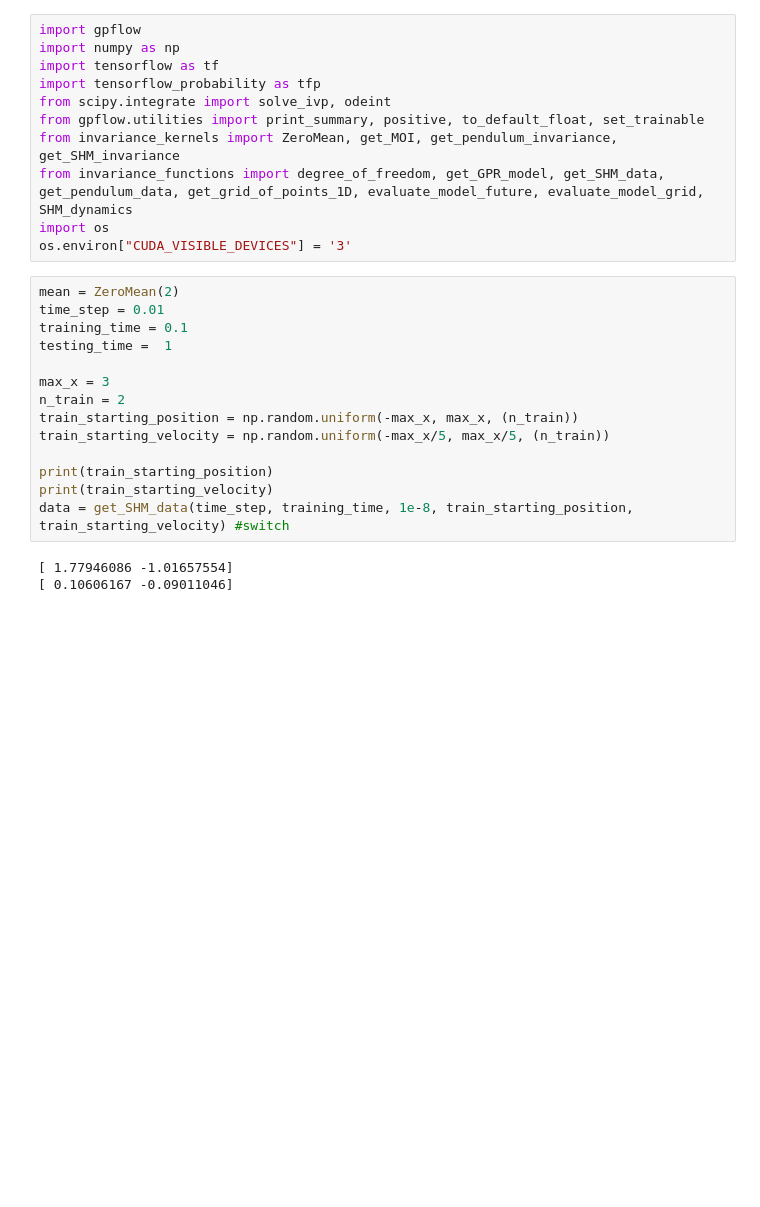
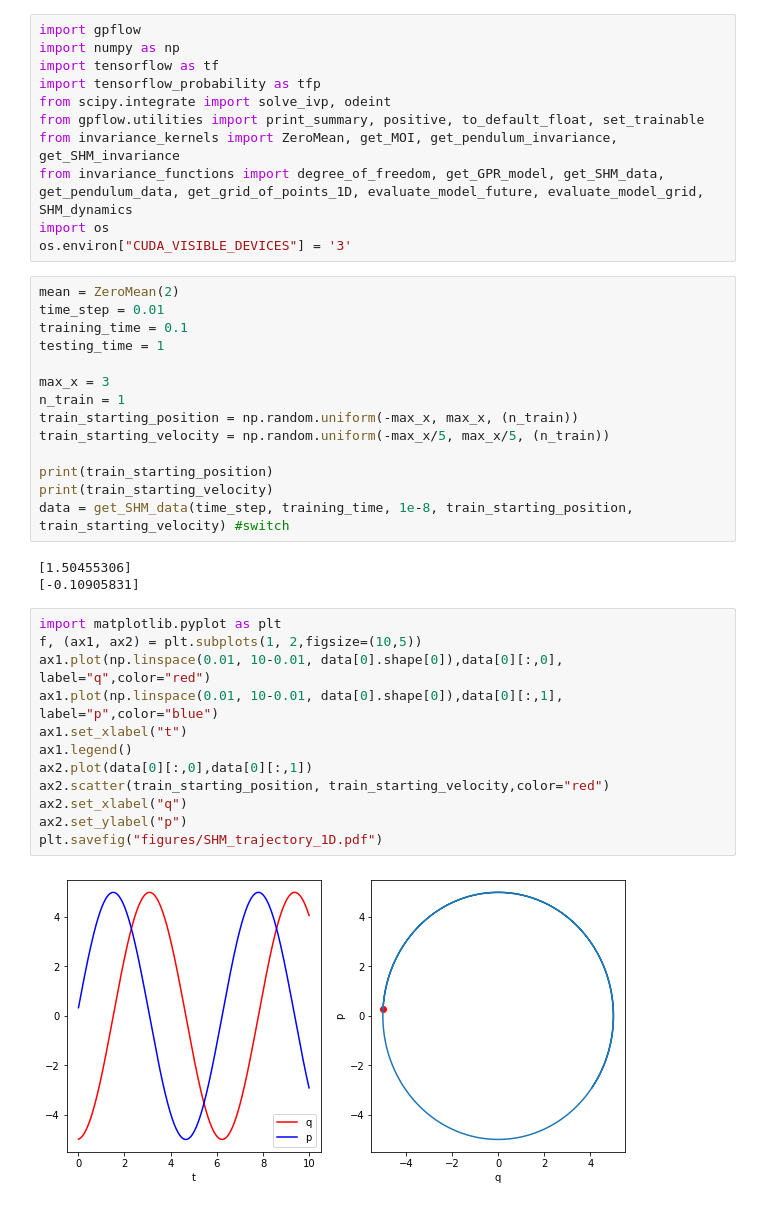
Before and after one commit to charlielao/dynamical_system_invariance_project, a Jupyter notebook: codes/run_undamped.ipynb, the cells around one changed output. Saved outputs shown, nothing was run; the diff lists cells and outputs as text; blank space fills up the shorter version.

```diff
--- a/codes/run_undamped.ipynb
+++ b/codes/run_undamped.ipynb
@@ -13,10 +13,10 @@ os.environ["CUDA_VISIBLE_DEVICES"] = '3'
 mean = ZeroMean(2)
 time_step = 0.01
 training_time = 0.1
-testing_time =  1
+testing_time = 1
 
 max_x = 3
-n_train = 2
+n_train = 1
 train_starting_position = np.random.uniform(-max_x, max_x, (n_train))
 train_starting_velocity = np.random.uniform(-max_x/5, max_x/5, (n_train))
 
@@ -24,7 +24,21 @@ print(train_starting_position)
 print(train_starting_velocity)
 data = get_SHM_data(time_step, training_time, 1e-8, train_starting_position, train_starting_velocity) #switch
 # %% [output]
-[ 1.77946086 -1.01657554]
-[ 0.10606167 -0.09011046]
+[1.50455306]
+[-0.10905831]
+# %%
+import matplotlib.pyplot as plt
+f, (ax1, ax2) = plt.subplots(1, 2,figsize=(10,5))
+ax1.plot(np.linspace(0.01, 10-0.01, data[0].shape[0]),data[0][:,0], label="q",color="red")
+ax1.plot(np.linspace(0.01, 10-0.01, data[0].shape[0]),data[0][:,1], label="p",color="blue")
+ax1.set_xlabel("t")
+ax1.legend()
+ax2.plot(data[0][:,0],data[0][:,1])
+ax2.scatter(train_starting_position, train_starting_velocity,color="red")
+ax2.set_xlabel("q")
+ax2.set_ylabel("p")
+plt.savefig("figures/SHM_trajectory_1D.pdf")
+# %% [output]
+[figure, added]
 # %%
 
```
Also changed, not shown: parts of 5 cells of this notebook, 5 other files.
